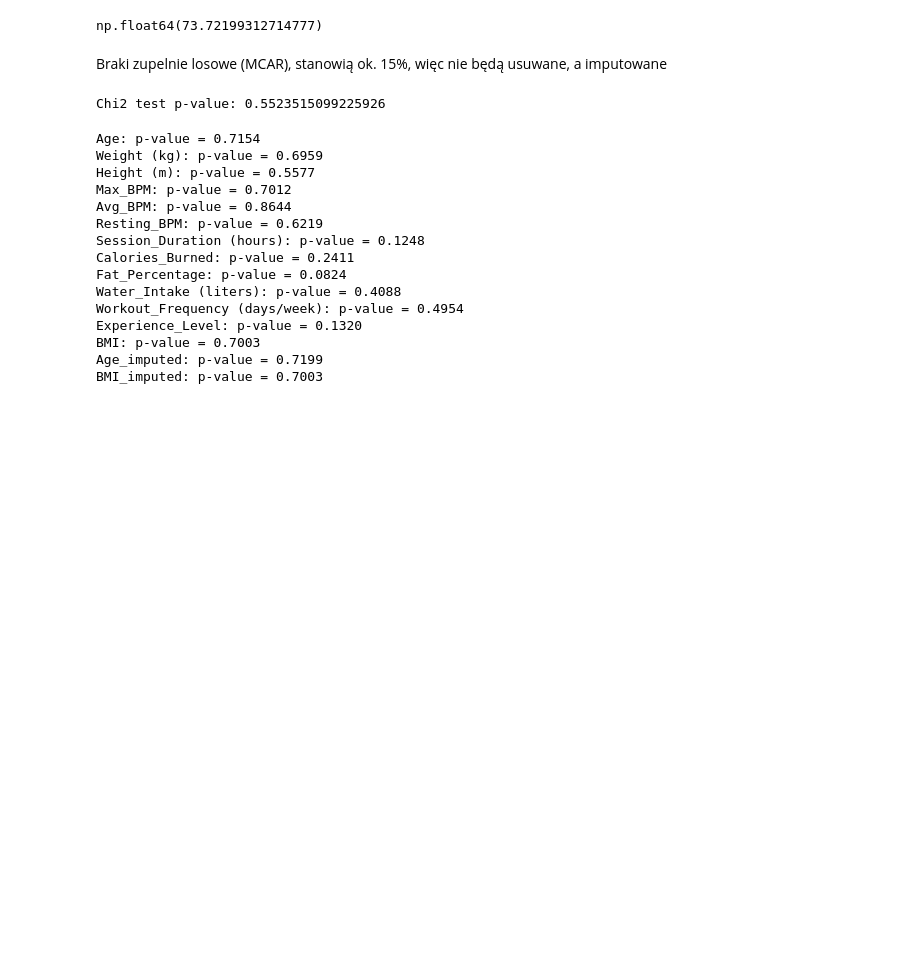
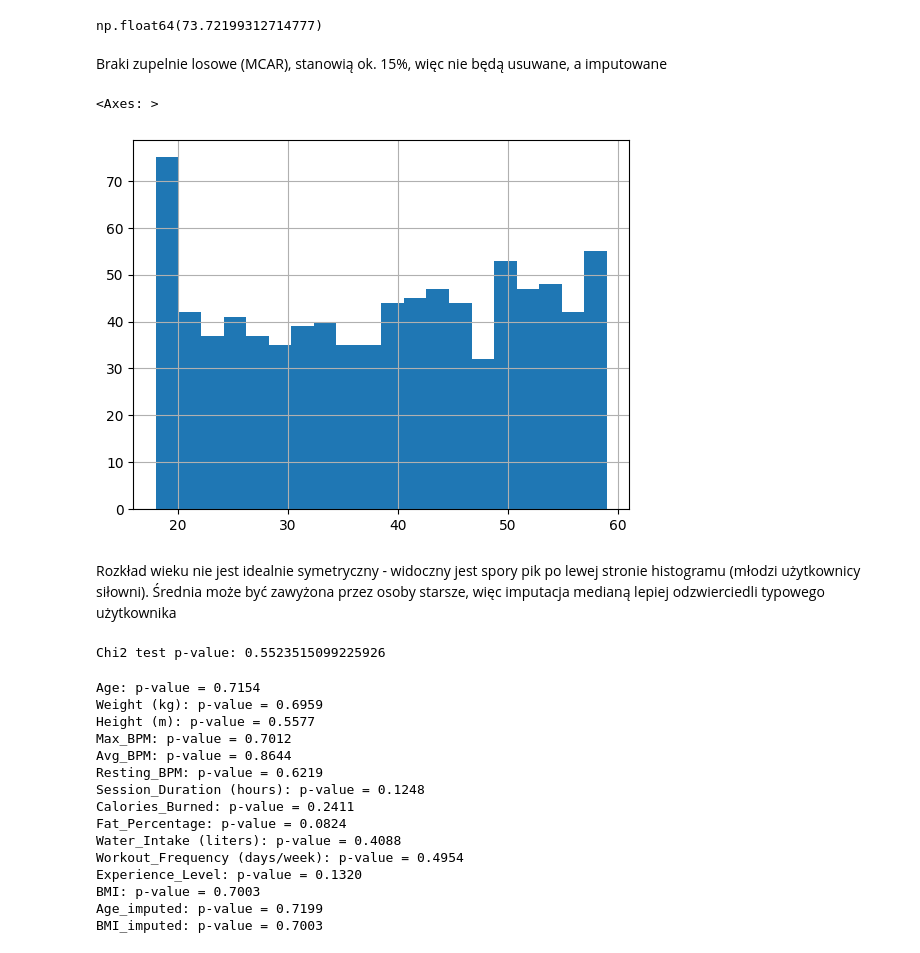
Before and after one commit to karoljablonski/Statistics_pg, a Jupyter notebook: project.ipynb, the cells around one changed output. Drawn from its saved outputs; the diff is of its cells as text; code cells hidden in the pictures; blank space fills up the shorter version.

Commit message:
age imputation changed from mean to median

```diff
--- a/project.ipynb
+++ b/project.ipynb
@@ -121,4 +121,11 @@ df[~df['Age'].isna()]['Weight (kg)'].mean()
 np.float64(73.72199312714777)
 # %% [markdown]
 Braki zupelnie losowe (MCAR), stanowią ok. 15%, więc nie będą usuwane, a imputowane
+# %%
+df['Age'].hist(bins=20)
+# %% [output]
+<Axes: >
+[figure, added]
+# %% [markdown]
+Rozkład wieku nie jest idealnie symetryczny - widoczny jest spory pik po lewej stronie histogramu (młodzi użytkownicy siłowni). Średnia może być zawyżona przez osoby starsze, więc imputacja medianą lepiej odzwierciedli typowego użytkownika
 # %%
```
Also changed, not shown: parts of 1 cell of this notebook.
